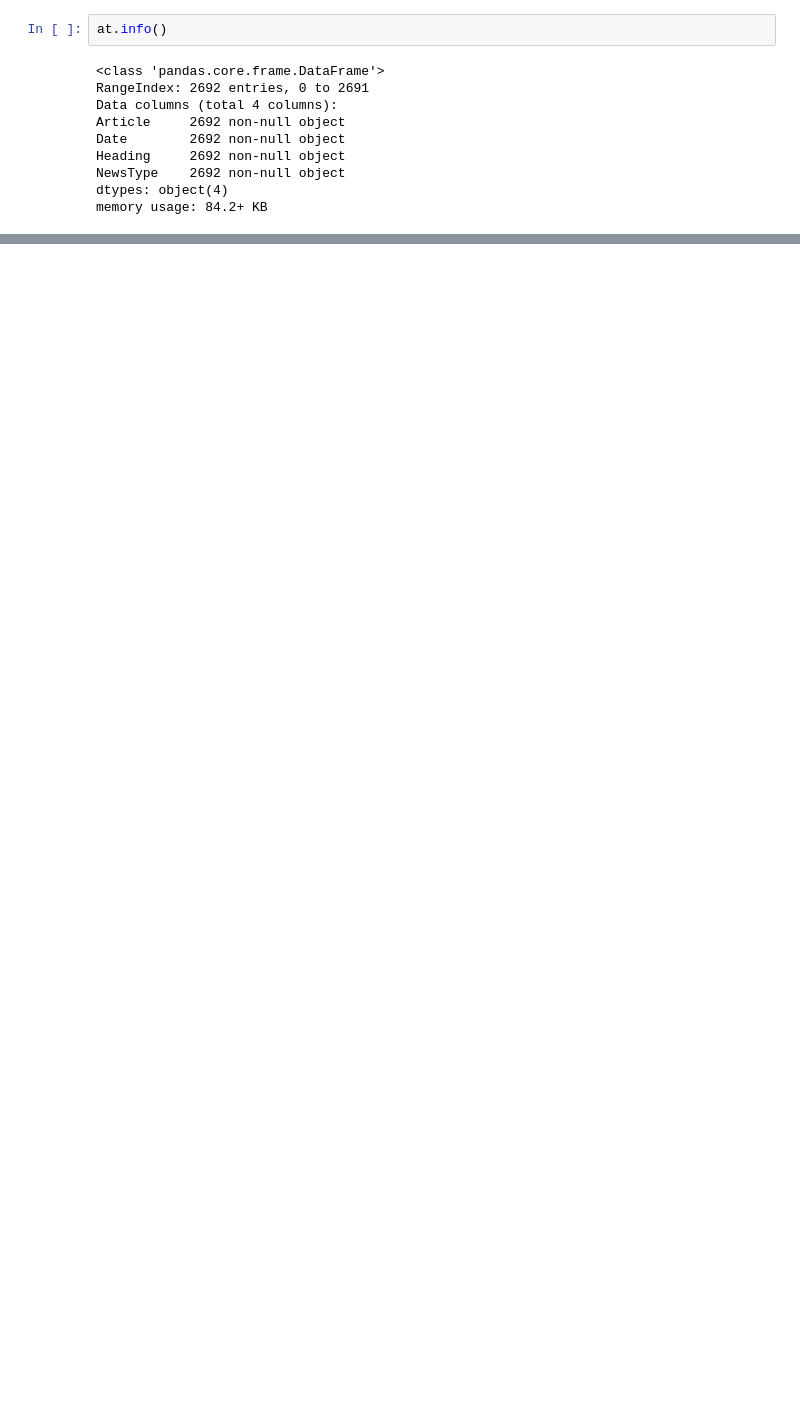
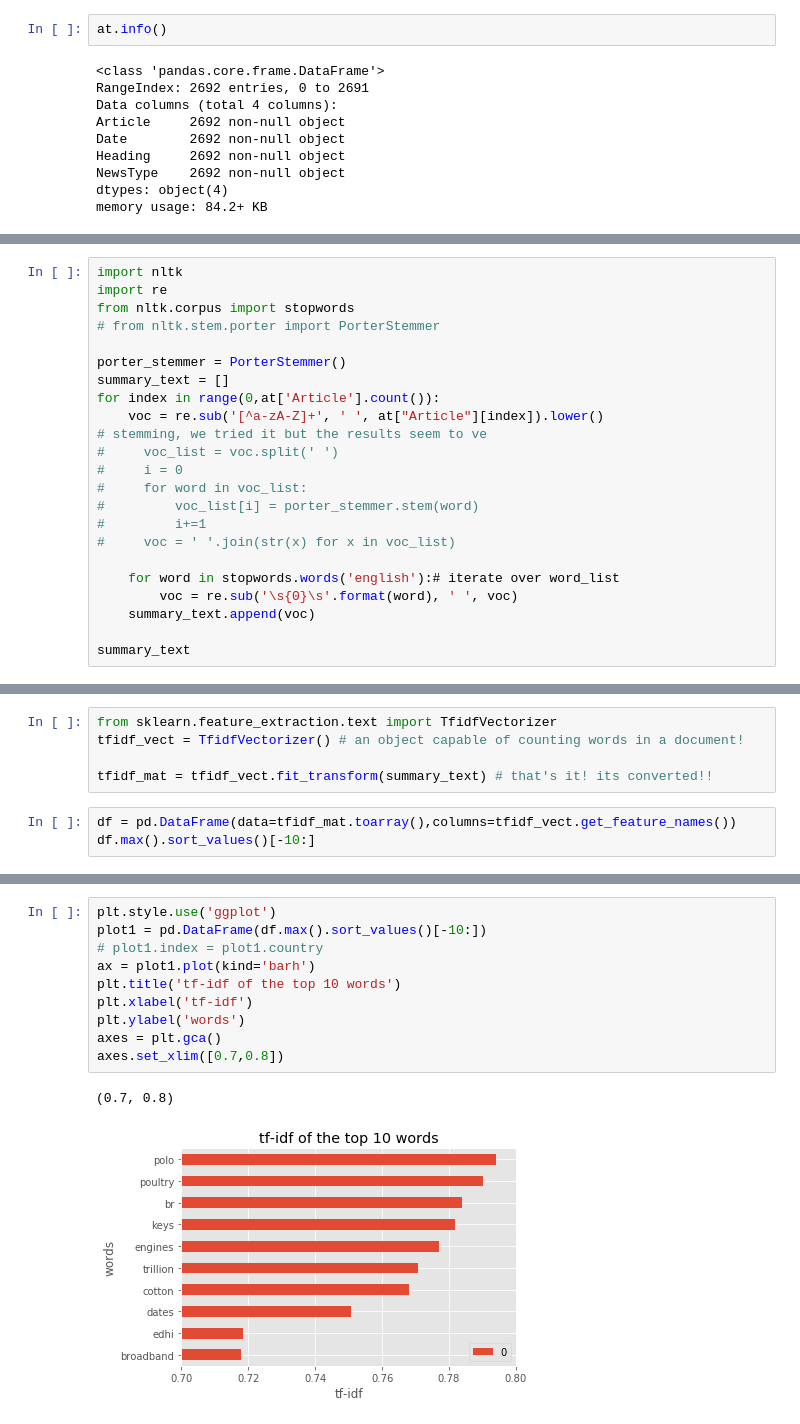
Before and after one commit to JJVincentJJ/SMUMachineLearning, a Jupyter notebook: Lab2String/Lab2.ipynb, the cells around one changed output, grey strips where cells are left out. Cells and saved outputs as stored; diff of their text form; blank space fills up the shorter version.

Commit message:
td-idf & first graph done

```diff
--- a/Lab2String/Lab2.ipynb
+++ b/Lab2String/Lab2.ipynb
@@ -54,0 +77,23 @@ at["Article"][0]
+# %%
+import nltk
+import re
+from nltk.corpus import stopwords
+# from nltk.stem.porter import PorterStemmer
+
+porter_stemmer = PorterStemmer()
+summary_text = []
+for index in range(0,at['Article'].count()):
+    voc = re.sub('[^a-zA-Z]+', ' ', at["Article"][index]).lower()
+# stemming, we tried it but the results seem to ve
+#     voc_list = voc.split(' ')
+#     i = 0
+#     for word in voc_list:
+#         voc_list[i] = porter_stemmer.stem(word)
+#         i+=1
+#     voc = ' '.join(str(x) for x in voc_list)
+
+    for word in stopwords.words('english'):# iterate over word_list
+        voc = re.sub('\s{0}\s'.format(word), ' ', voc)
+    summary_text.append(voc)
+
+summary_text
@@ -54,0 +155,8 @@ at["Article"][0]
+# %%
+from sklearn.feature_extraction.text import TfidfVectorizer
+tfidf_vect = TfidfVectorizer() # an object capable of counting words in a document!
+
+tfidf_mat = tfidf_vect.fit_transform(summary_text) # that's it! its converted!!
+# %%
+df = pd.DataFrame(data=tfidf_mat.toarray(),columns=tfidf_vect.get_feature_names())
+df.max().sort_values()[-10:]
@@ -54,0 +182,13 @@ at["Article"][0]
+# %%
+plt.style.use('ggplot')
+plot1 = pd.DataFrame(df.max().sort_values()[-10:])
+# plot1.index = plot1.country
+ax = plot1.plot(kind='barh')
+plt.title('tf-idf of the top 10 words')
+plt.xlabel('tf-idf')
+plt.ylabel('words')
+axes = plt.gca()
+axes.set_xlim([0.7,0.8])
+# %% [output]
+(0.7, 0.8)
+[figure, added]
```
Also changed, not shown: parts of 15 cells of this notebook.
